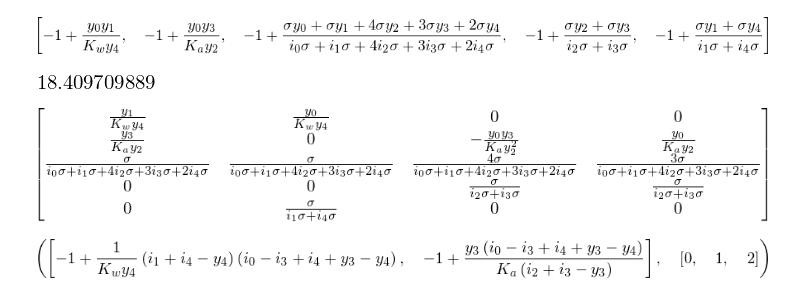
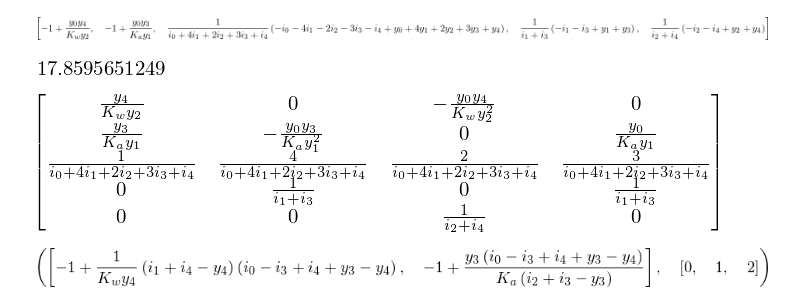
Before and after one commit to bjodah/chempy, a Jupyter notebook: examples/Ammonia.ipynb, the cells around one changed output. Drawn from its saved outputs; the diff is of its cells as text; code cells hidden in the pictures.

```diff
--- a/examples/Ammonia.ipynb
+++ b/examples/Ammonia.ipynb
@@ -43,36 +64,40 @@ reqsys.root(init_conc, scaling=1.0)
 # %%
 import sympy as sp
 sp.init_printing()
 ny = len(substances)
 y = sp.symarray('y', ny)
 i = sp.symarray('i', ny)
 Kw, Ka, sigma = sp.symbols('K_w K_a sigma')
 w_autop.params = Kw
 NH4p_pr.params = Ka
 rs = EqSystem(equilibria, substances)
 #f, elim, red_cbs = rs.f(y, i, scaling=sigma, pres1st=True, presw=1000, norm=True, const_indices=(4,))
 ss = sp.symarray('s', ny)
 ms = sp.symarray('m', ny)
-f, elim, red_cbs = rs.f([_*sigma for _ in y], i, scaling=sigma, norm=True, pres_norm=True, rref=False, charge=False)
+f, elim, red_cbs = rs.f([_*sigma for _ in y], i, scaling=sigma, norm=True, pres_norm=True,
+                        rref=False, charge=False, presw=1)
 #tanh_subs = [(yi, m + s*sp.tanh((yi - m)/s)) for
 #             yi, m, s in zip(y, ms, ss)]
 #f = [_.subs(tanh_subs) for _ in f]
-f
+[_.simplify() for _ in f]
+#f
 # %% [output]
-[figure, old version]
+[figure, new version]
 # %%
 j = sp.Matrix(1, len(f), lambda _, q: f[q]).jacobian(y[:-1])
 init_conc_j = {Hp: 1e-10, OHm: 1e-7, NH4p: 1e-7, NH3: 1.0, H2O: 55.5}
-jarr = np.array(j.subs(zip(y,x0)).subs({sigma: 1e0, Kw: 1e-14, Ka: 10**-9.26}).subs(
-            zip(i, rs.as_per_substance_array(init_conc_j))))
+xj = rs.as_per_substance_array(init_conc_j)
+jarr = np.array(j.subs(zip(y, xj)).subs({sigma: 1e0, Kw: 1e-14, Ka: 10**-9.26}).subs(
+            zip(i, xj)))
 jarr = np.asarray(jarr, dtype=np.float64)
 np.log10(np.linalg.cond(jarr))
 # %% [output]
-[figure, old version]
+[figure, new version]
 # %%
+j.simplify()
 j
 # %% [output]
-[figure, old version]
+[figure, new version]
 # %%
 #reaction_system = EqSystem(equilibria, substances)
 # %%
```
Also changed, not shown: parts of 18 cells of this notebook, 2 other files.
